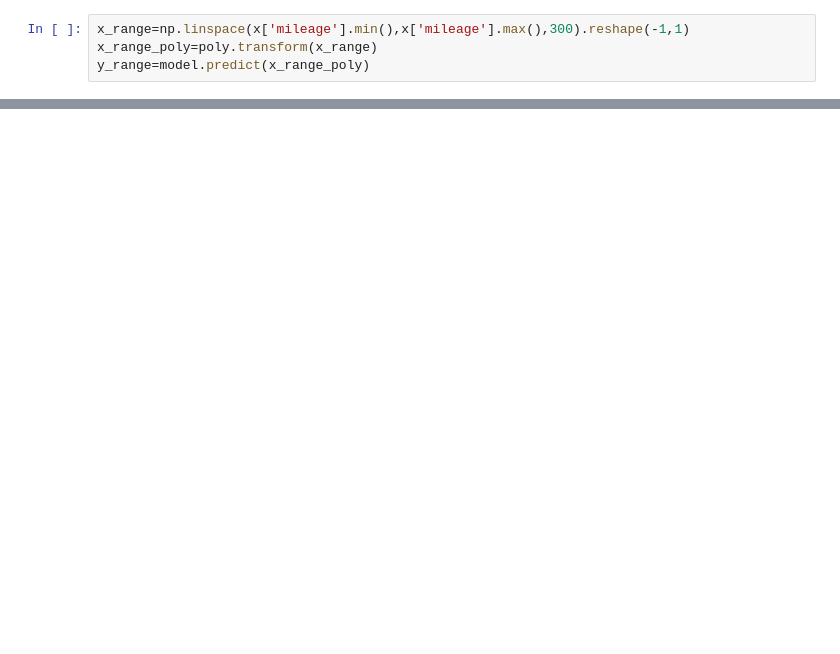
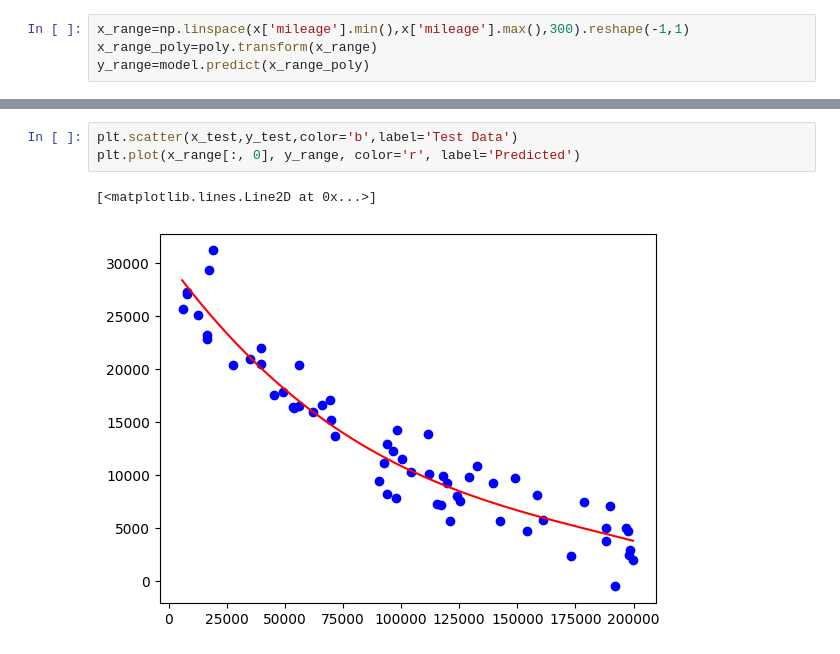
Before and after one commit to rupeshkumarp/ML, a Jupyter notebook: supervised_regression_ml/linear_regression.ipynb, the cells around one changed output, grey strips where cells are left out. Saved outputs shown, nothing was run; the diff lists cells and outputs as text; blank space fills up the shorter version.

```diff
--- a/supervised_regression_ml/linear_regression.ipynb
+++ b/supervised_regression_ml/linear_regression.ipynb
@@ -245,0 +246,6 @@ plt.show()
+# %%
+plt.scatter(x_test,y_test,color='b',label='Test Data')
+plt.plot(x_range[:, 0], y_range, color='r', label='Predicted')
+# %% [output]
+[<matplotlib.lines.Line2D at 0x...>]
+[figure, added]
```
Also changed, not shown: parts of 4 cells of this notebook, 1 other file.
